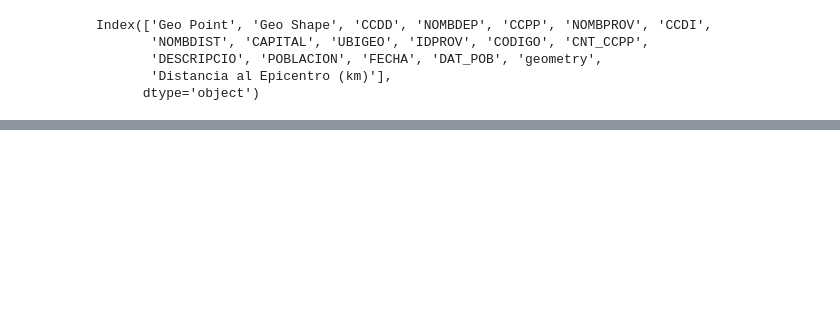
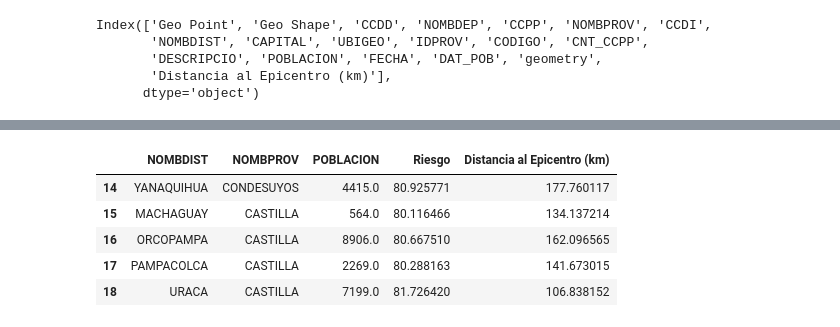
Before and after one commit to LeonDavisCoropuna/logica-difusa-terremotos, a Jupyter notebook: geo.ipynb, the cells around one changed output, grey strips where cells are left out. Cells and saved outputs as stored; diff of their text form; code cells hidden in the pictures; blank space fills up the shorter version.

```diff
--- a/geo.ipynb
+++ b/geo.ipynb
@@ -178,0 +294,11 @@ ValueError: Crisp output cannot be calculated, likely because the system is too
+# %%
+
+# Mostrar el DataFrame con los resultados de riesgo
+distritos_en_area_efecto[['NOMBDIST' , 'NOMBPROV' ,'POBLACION','Riesgo', 'Distancia al Epicentro (km)']].head()
+# %% [output]
+|  | NOMBDIST | NOMBPROV | POBLACION | Riesgo | Distancia al Epicentro (km) |
+| 14 | YANAQUIHUA | CONDESUYOS | 4415.0 | 80.925771 | 177.760117 |
+| 15 | MACHAGUAY | CASTILLA | 564.0 | 80.116466 | 134.137214 |
+| 16 | ORCOPAMPA | CASTILLA | 8906.0 | 80.667510 | 162.096565 |
+| 17 | PAMPACOLCA | CASTILLA | 2269.0 | 80.288163 | 141.673015 |
+| 18 | URACA | CASTILLA | 7199.0 | 81.726420 | 106.838152 |
```
Also changed, not shown: parts of 9 cells of this notebook, 3 other files.
